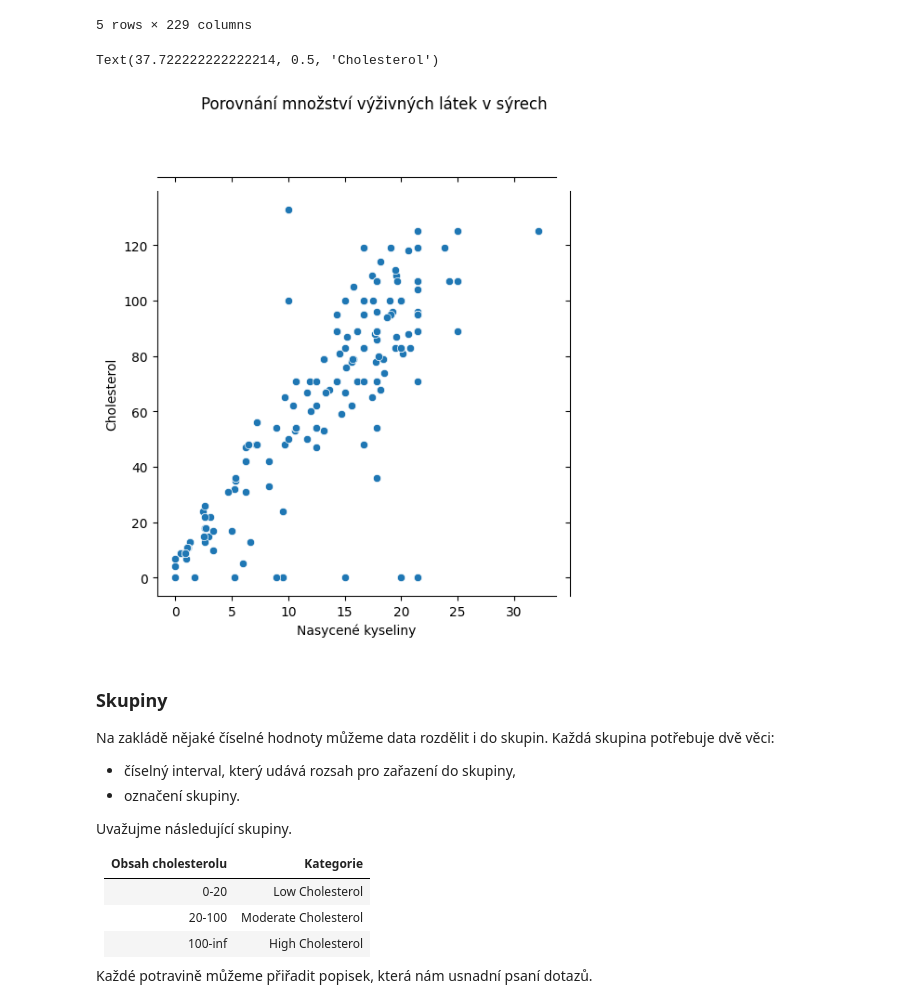
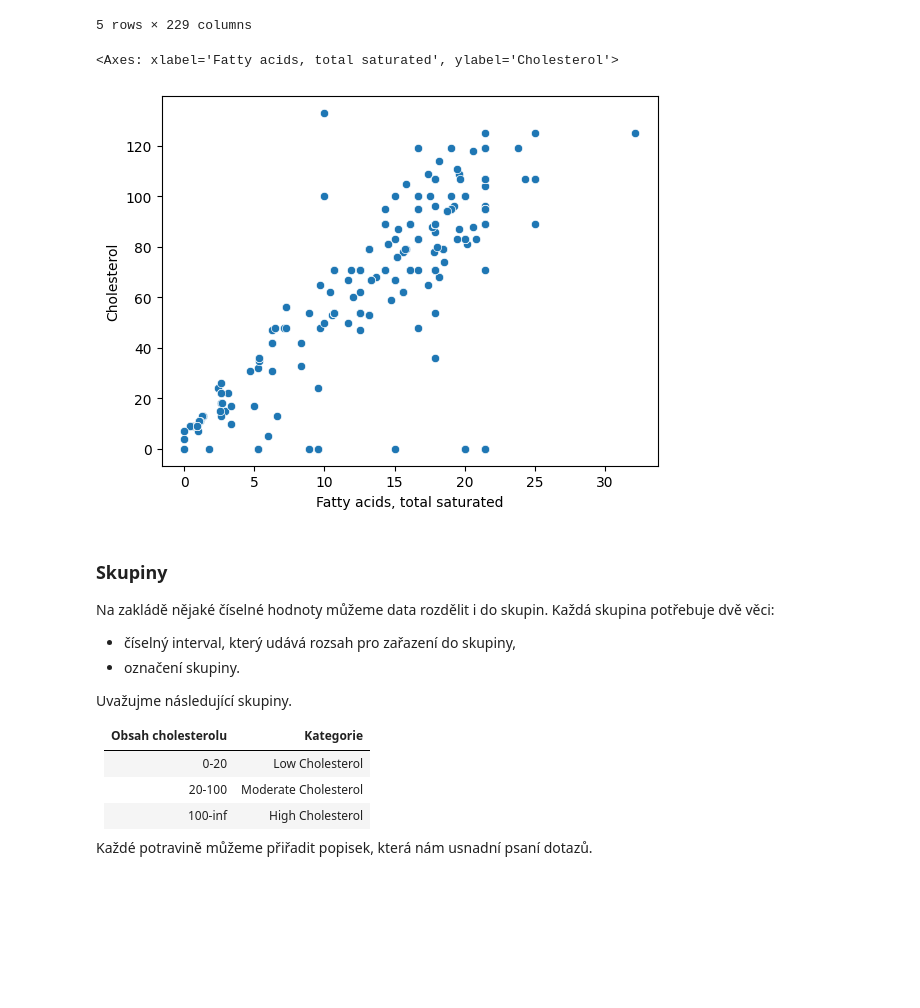
Before and after one commit to AnetaPopelova/czechitas-python-pro-datovou-analyzu-2024-05, a Jupyter notebook: notebooks/lekce-05/pivot.ipynb, the cells around one changed output. Saved outputs shown, nothing was run; the diff lists cells and outputs as text; code cells hidden in the pictures; blank space fills up the shorter version.

```diff
--- a/notebooks/lekce-05/pivot.ipynb
+++ b/notebooks/lekce-05/pivot.ipynb
@@ -111,26 +113,14 @@ food_nutrient_pivot.head()
 | 80 | 357489 | NaN | NaN | NaN | NaN | NaN | NaN | ... |
 | 84 | 357894 | NaN | NaN | NaN | NaN | NaN | NaN | ... |
 5 rows × 229 columns
-# %%
-# Filtruje 'food_nutrient_pivot' pro položky, které spadají do kategorie 'Cheese'
-cheese = food_nutrient_pivot[food_nutrient_pivot["branded_food_category"] == "Cheese"]
-
-# Vytvoří novou grafickou mřížku pro scatter plot (bodový graf)
-g = sns.JointGrid(cheese, x="Fatty acids, total saturated", y="Cholesterol")
-
-# Nakreslí scatter plot na připravenou mřížku s využitím knihovny seaborn
-g.plot_joint(sns.scatterplot)
-
-# Přidá nadpis celému grafu a nastaví jeho umístění o trochu výše, aby nekolidoval s horním grafem
-g.fig.suptitle("Porovnání množství výživných látek v sýrech",
-               va='center', fontsize='large')
-
-# Nastaví popisky os x a y
-g.ax_joint.set_xlabel("Nasycené kyseliny")
-g.ax_joint.set_ylabel("Cholesterol")
-# %% [output]
-Text(37.722222222222214, 0.5, 'Cholesterol')
-[figure, removed]
+# %%
+# Filtruje 'food_nutrient_pivot' pro položky, které spadají do kategorie 'Cheese'
+cheese = food_nutrient_pivot[food_nutrient_pivot["branded_food_category"] == "Cheese"]
+
+sns.scatterplot(data=cheese, x="Fatty acids, total saturated", y="Cholesterol")
+# %% [output]
+<Axes: xlabel='Fatty acids, total saturated', ylabel='Cholesterol'>
+[figure, added]
 # %% [markdown]
 ### Skupiny
 
```
Also changed, not shown: parts of 6 cells of this notebook.
